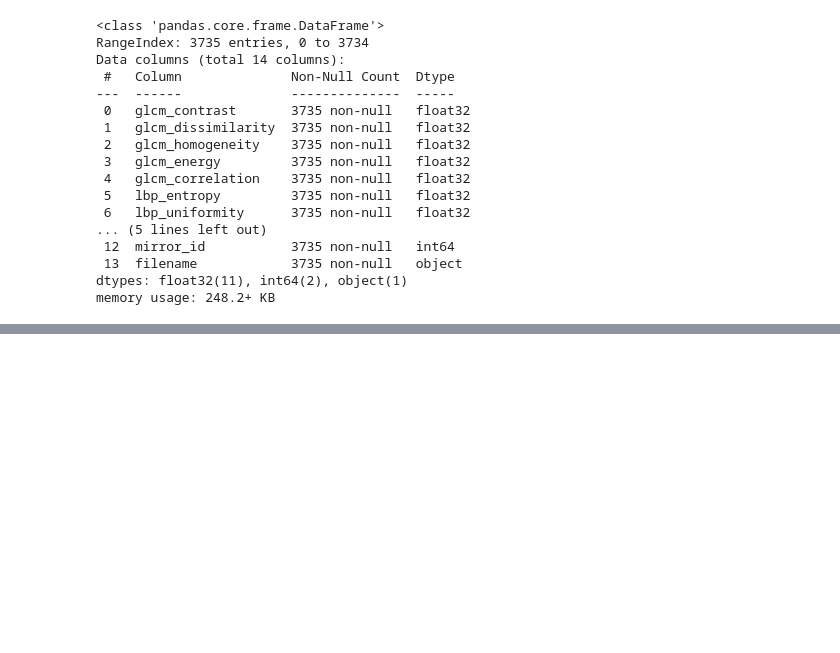
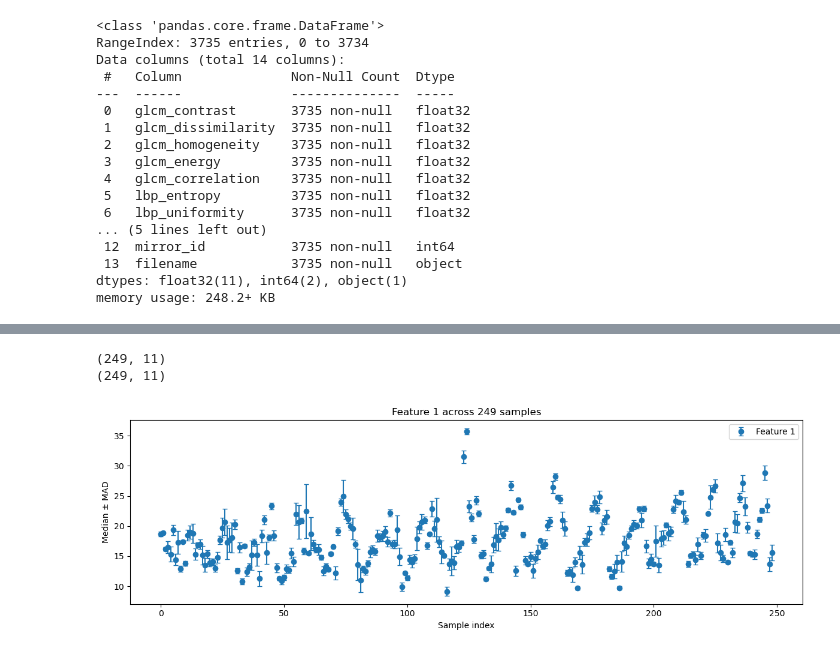
Before and after one commit to pawel21/Computer_vision_for_MAGIC, a Jupyter notebook: notebooks/baseline_analyze.ipynb, the cells around one changed output, grey strips where cells are left out. Drawn from its saved outputs; the diff is of its cells as text; code cells hidden in the pictures; blank space fills up the shorter version.

```diff
--- a/notebooks/baseline_analyze.ipynb
+++ b/notebooks/baseline_analyze.ipynb
@@ -66,0 +163,27 @@ memory usage: 248.2+ KB
+# %%
+median_feat = np.median(features[:, :, :], axis=0)
+median_abs_dev_feat = median_abs_deviation(features[:, :, :], axis=0)
+print(median_feat.shape)
+print(median_abs_dev_feat.shape)
+# %% [output]
+(249, 11)
+(249, 11)
+# %%
+feature_idx = 1
+plt.figure(figsize=(12, 4))
+plt.errorbar(
+    range(249),
+    median_feat[:, feature_idx],
+    yerr=median_abs_dev_feat[:, feature_idx],  # był błąd: [: 0] zamiast [:, 0]
+    fmt='o',
+    capsize=3,
+    label=f'Feature {feature_idx}'
+)
+plt.xlabel('Sample index')
+plt.ylabel('Median ± MAD')
+plt.title(f'Feature {feature_idx} across 249 samples')
+plt.legend()
+plt.tight_layout()
+plt.show()
+# %% [output]
+[figure, added]
```
Also changed, not shown: parts of 22 cells of this notebook.
